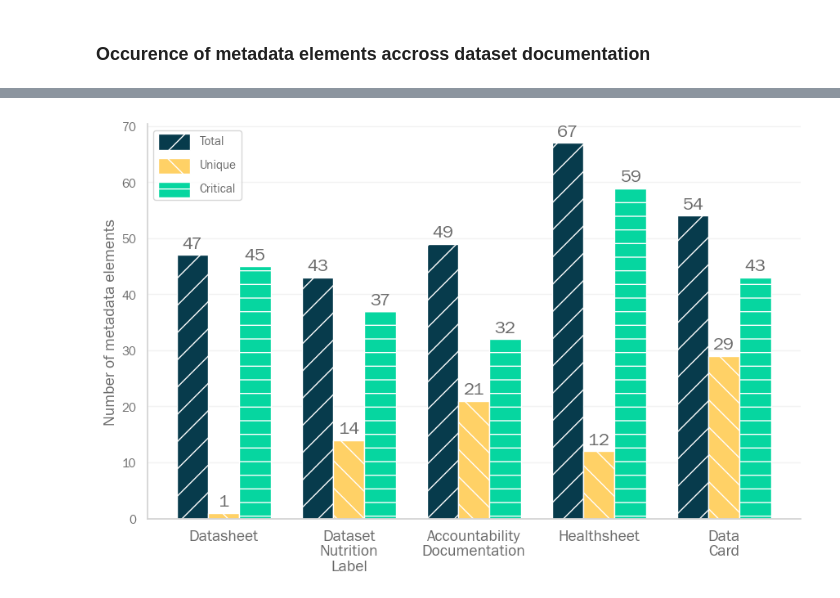
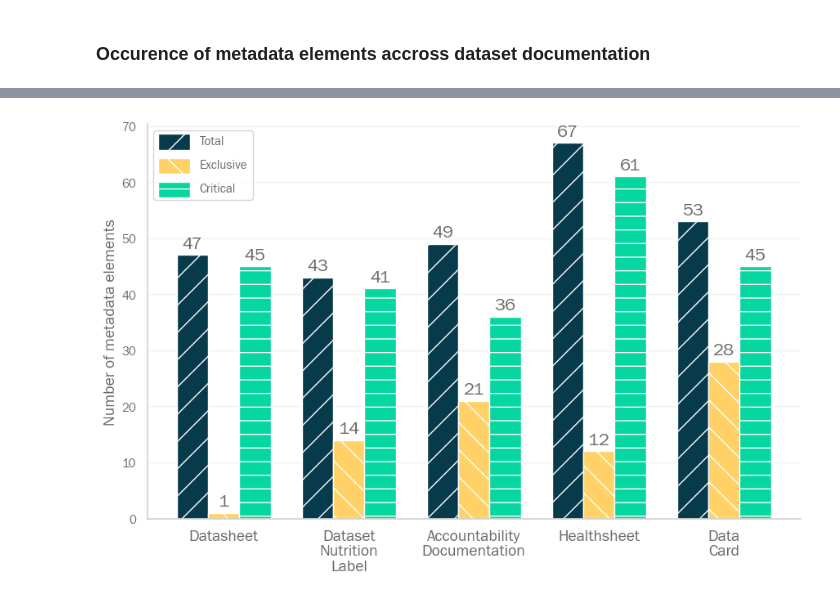
Before and after one commit to AI-READI/dataset-documentation-paper-code, a Jupyter notebook: comparison.ipynb, the cells around one changed output, grey strips where cells are left out. Drawn from its saved outputs; the diff is of its cells as text; code cells hidden in the pictures.

Commit message:
fix: real-world usage figure

```diff
--- a/comparison.ipynb
+++ b/comparison.ipynb
@@ -49,10 +49,11 @@ patterns = ["/", "\\", "-", "+", "x", "o", "O", ".", "*", "|"]
 ## Load data
 # %%
 dfs = pd.read_excel(
-    "inputs/dataset/primary/metadata-elements-comparison.xlsx", sheet_name=None
+    "inputs/dataset/primary/metadata-elements.xlsx", sheet_name=None
 )
 df_list = dfs["List"]
 del dfs["List"]
+del dfs["codebook"]
 display(dfs["Datasheet"])
 display(df_list)
 # %% [output]
@@ -97,7 +98,7 @@ metadata_elements_list = [
 ]  # remove spaces ends of string
 metadata_elements_list = list(set(metadata_elements_list))  # keep only unique entries
 
-critical_df_list = df_list[df_list["Critical for clinical research datasets"] == "yes"]
+critical_df_list = df_list[df_list["isCritical"] == "yes"]
 critical_metadata_elements_list = list(critical_df_list["Metadata element"])
 df = pd.DataFrame(metadata_elements_list, columns=["Metadata element"])
 # df.to_excel("outputs/metadata_elements_list.xlsx", index=False)
@@ -331,35 +332,35 @@ y_list = [
     count_unique_metadata_elements,
     count_missing_critical_metadata_elements,
 ]
-labels_list = ["Total", "Unique", "Critical"]
+labels_list = ["Total", "Exclusive", "Critical"]
 x = np.arange(len(labels))
 count = 0
 for y in y_list:
     bars = ax.bar(
         x + width * count,
         y,
         width,
         color=colors[count],
         hatch=patterns[count],
         label=labels_list[count],
     )
     ax.bar_label(bars, padding=3)
     count += 1
 
 ax.set_xticks(x + width, labels, fontsize=14)
 ax.set_ylabel("Number of metadata elements", fontsize=14)
 ax.set_axisbelow(True)
 leg = ax.legend(loc="upper left", labelspacing=1, handlelength=2.5, facecolor="white")
 for patch in leg.get_patches():
     patch.set_height(14)
     patch.set_y(-5)
 ax.grid(axis="y", color="0.95")
 plt.grid(color="0.95", axis="y")
 
 fig.tight_layout()
 fig.savefig("outputs/metadata_elements_view.png", dpi=200)
 # %% [output]
-[figure, old version]
+[figure, new version]
 # %%
 df_common = df_element_count[df_element_count["Count"] == 5]
 df_unique = df_element_count[df_element_count["Count"] == 1]
```
Also changed, not shown: parts of 8 cells of this notebook, 12 other files.
